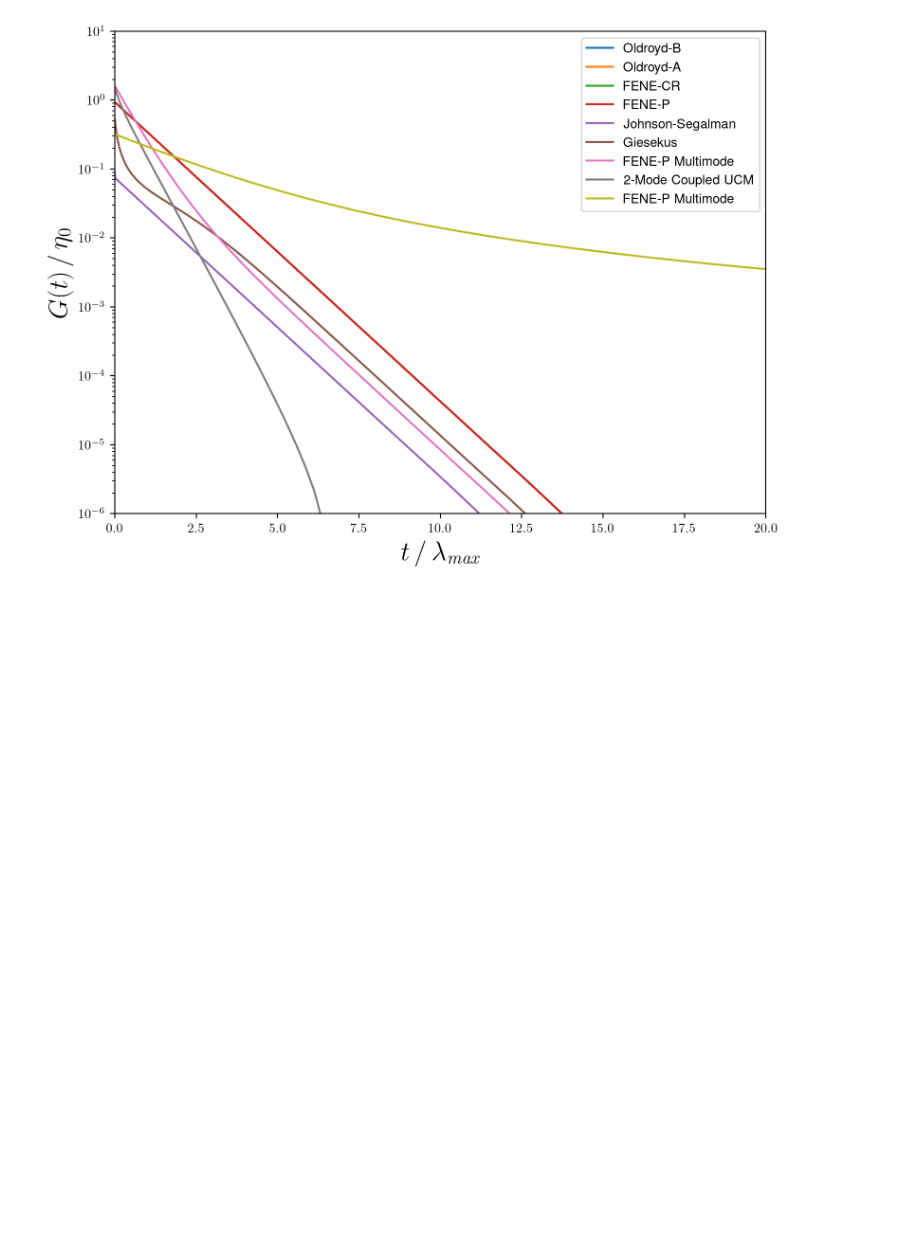
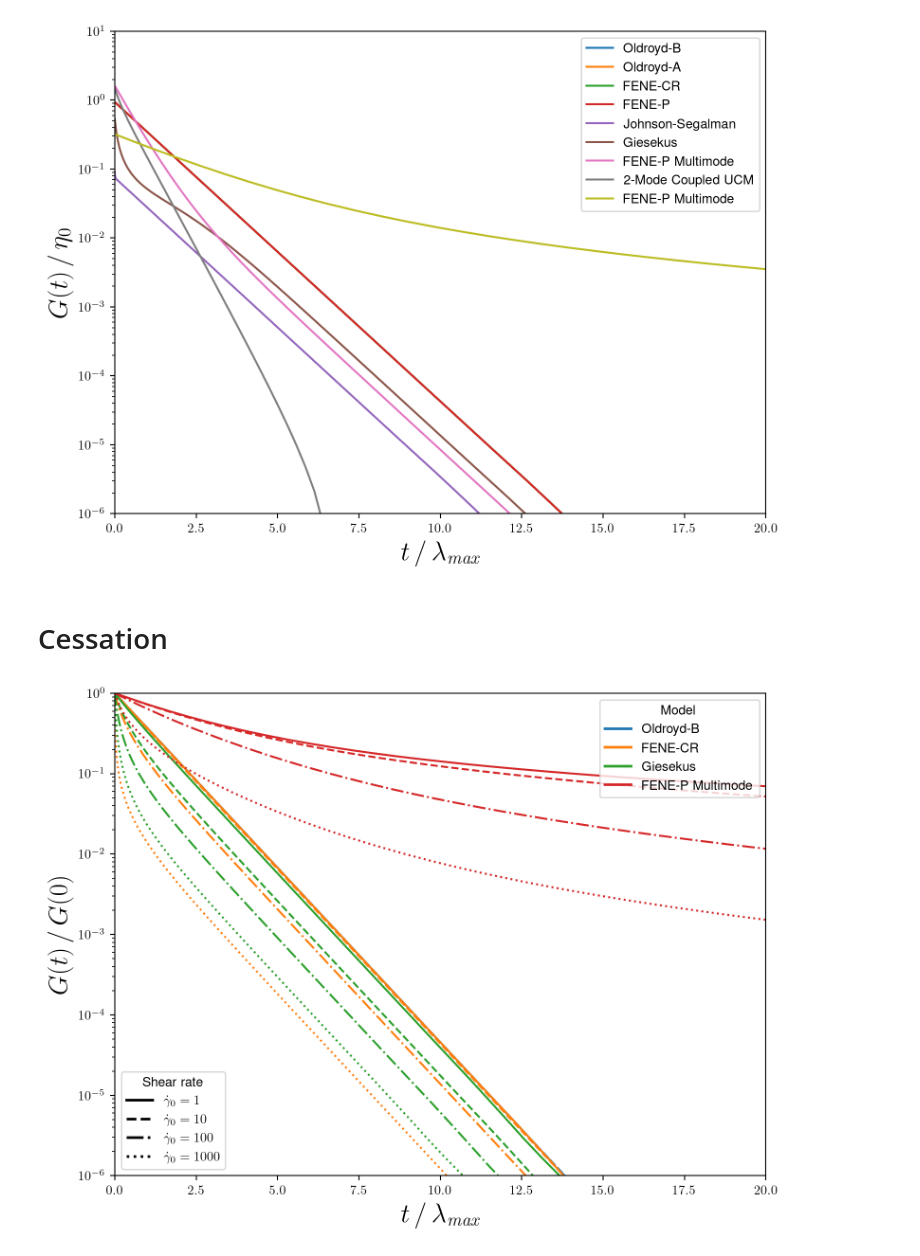
Before and after one commit to hifabian/constitutive_models, a Jupyter notebook: test_shear.ipynb, the cells around one changed output. Drawn from its saved outputs; the diff is of its cells as text; code cells hidden in the pictures; blank space fills up the shorter version.

```diff
--- a/test_shear.ipynb
+++ b/test_shear.ipynb
@@ -338,3 +342,5 @@ plt.tight_layout()
 plt.show()
 # %% [output]
 [figure]
+# %% [markdown]
+# Cessation
@@ -340,0 +440,57 @@ plt.show()
+# %%
+dγ0s = [1, 10, 100, 1000]
+models = [
+    Oldroyd_B.Oldroyd_B,
+    FENE_CR.FENE_CR,
+    Giesekus.Giesekus,
+    FENE_P_Multimode.FENE_P_Multimode(10),
+]
+model_parameters = [
+    {"β":0.0},
+    {"β":0.0, "L":100},
+    {"β":0.0, "α":0.2},
+    {"β":[2**-n for n in range(1,11)], "L": [1000 for n in range(1,11)], "λfrac": [0.5**-n for n in range(1,11)]},
+]
+# %%
+res_cessation = []  # Result of every model requested
+for idx, model in enumerate(models):
+    for _, dγ0 in enumerate(dγ0s):
+        t, τ = cessation(dγ0, model, model_parameters[idx], ODESolver=LSODA)
+        res_cessation.append((t, τ))
+# %%
+from matplotlib.lines import Line2D
+
+fig, ax = plt.subplots(1, 1, figsize=(8,6))
+
+colors = plt.cm.tab10.colors[:len(models)]
+linestyles = ['-', '--', '-.', ':']
+
+for idx, model in enumerate(models):
+    for jdx, dγ0 in enumerate(dγ0s):
+        t, τ = res_cessation[idx * len(dγ0s) + jdx]
+        ax.plot(t, τ[:,0,1]/τ[0,0,1], color=colors[idx], linestyle=linestyles[jdx])
+
+model_handles = [
+    Line2D([0], [0], color=colors[idx], lw=2, label=model.name)
+    for idx, model in enumerate(models)
+]
+shear_handles = [
+    Line2D([0], [0], color='k', lw=2,
+           linestyle=linestyles[jdx],
+           label=fr'$\dot{{\gamma}}_0={dγ0}$')
+    for jdx, dγ0 in enumerate(dγ0s)
+]
+
+legend1 = ax.legend(handles=model_handles, title="Model", loc="upper right")
+ax.add_artist(legend1)
+ax.legend(handles=shear_handles, title="Shear rate", loc="lower left")
+
+ax.set_ylabel("$G(t) \\,/\\, G(0)$", size=20)
+ax.set_xlabel("$t \\,/\\, \\lambda_\\mathit{max}$", size=20)
+ax.set_yscale("log")
+ax.set_xlim([0, 20])
+ax.set_ylim([1e-6, 1])
+plt.tight_layout()
+plt.show()
+# %% [output]
+[figure, added]
```
Also changed, not shown: parts of 8 cells of this notebook, 2 other files.
